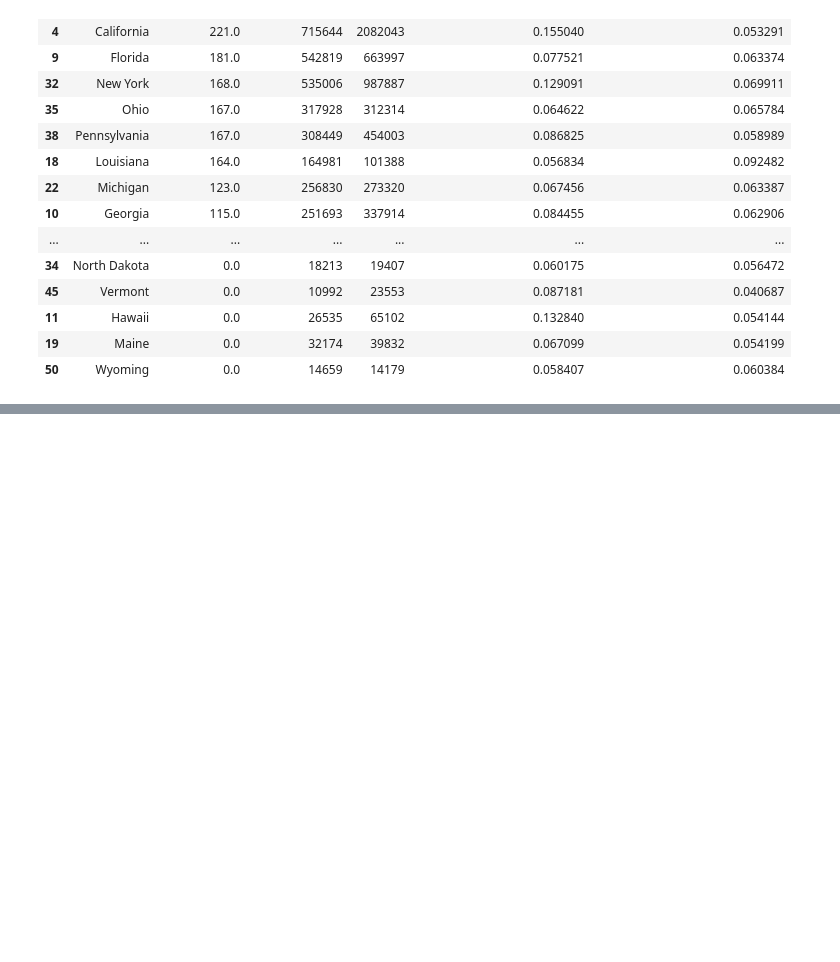
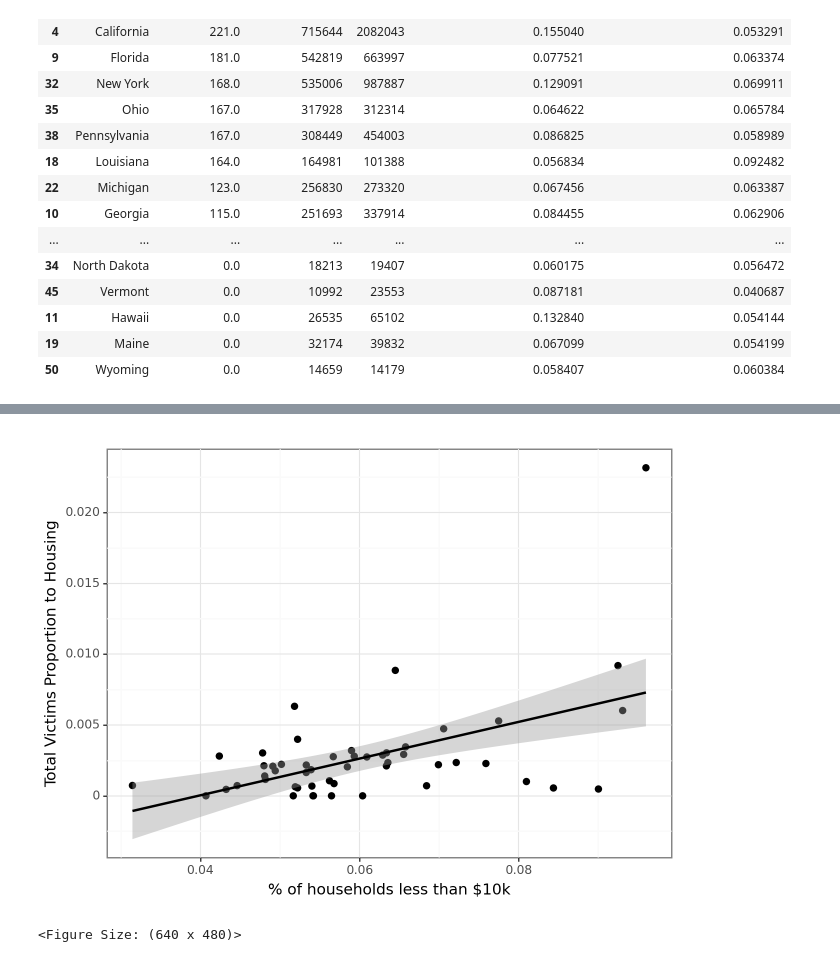
Before and after one commit to Guenthnerclan/GSB-S521-01-2242-Project-1, a Jupyter notebook: intro_Toby.ipynb, the cells around one changed output, grey strips where cells are left out. Cells and saved outputs as stored; diff of their text form; code cells hidden in the pictures; blank space fills up the shorter version.

```diff
--- a/intro_Toby.ipynb
+++ b/intro_Toby.ipynb
@@ -175,0 +190,19 @@ from plotnine.scales import scale_y_log10
+# %%
+merged_sum_df['Victims Proportion'] = 100*merged_sum_df['Victims Total']/merged_sum_df['Total Households']
+# %%
+from plotnine import ggplot, aes, geom_boxplot, labs, scale_fill_discrete, scale_x_discrete,scale_fill_discrete, theme, element_text, theme_bw, geom_point,stat_smooth
+from plotnine.scales import scale_y_log10
+
+(ggplot(merged_sum_df, aes(x="% of households less than $10k", y="Victims Proportion"))
+ + geom_point(size=2) #makes boxplots
+ + labs(
+   x="% of households less than $10k",
+   y="Total Victims Proportion to Housing",
+   title=""
+ )
+ + theme_bw() #white background theme rather than gray
+ + stat_smooth(method='lm')
+ )
+# %% [output]
+[figure, added]
+<Figure Size: (640 x 480)>
```
Also changed, not shown: parts of 11 cells of this notebook.
